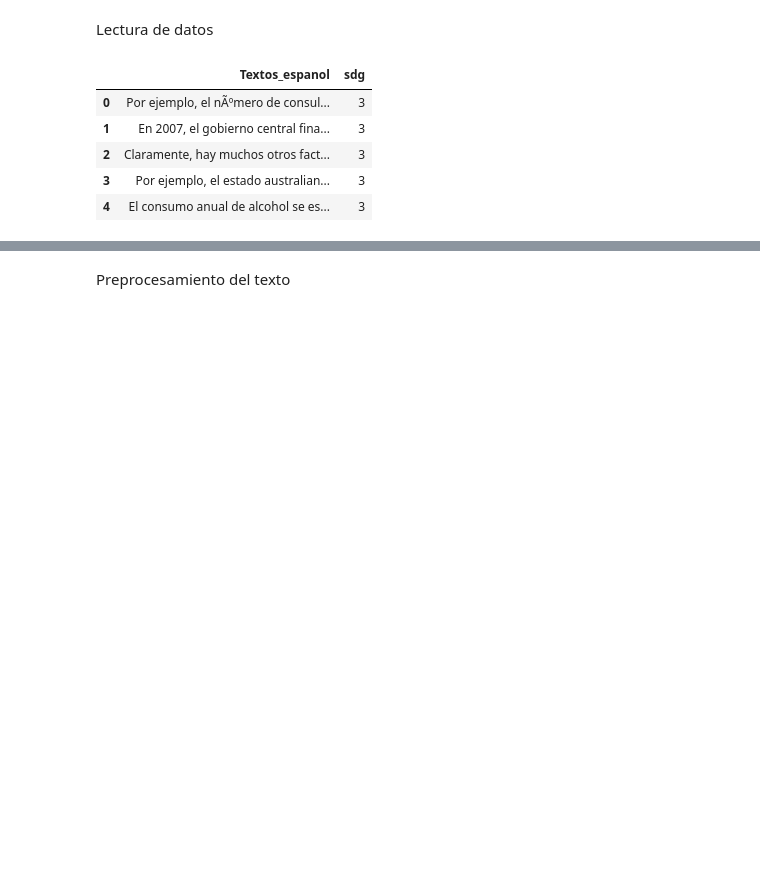
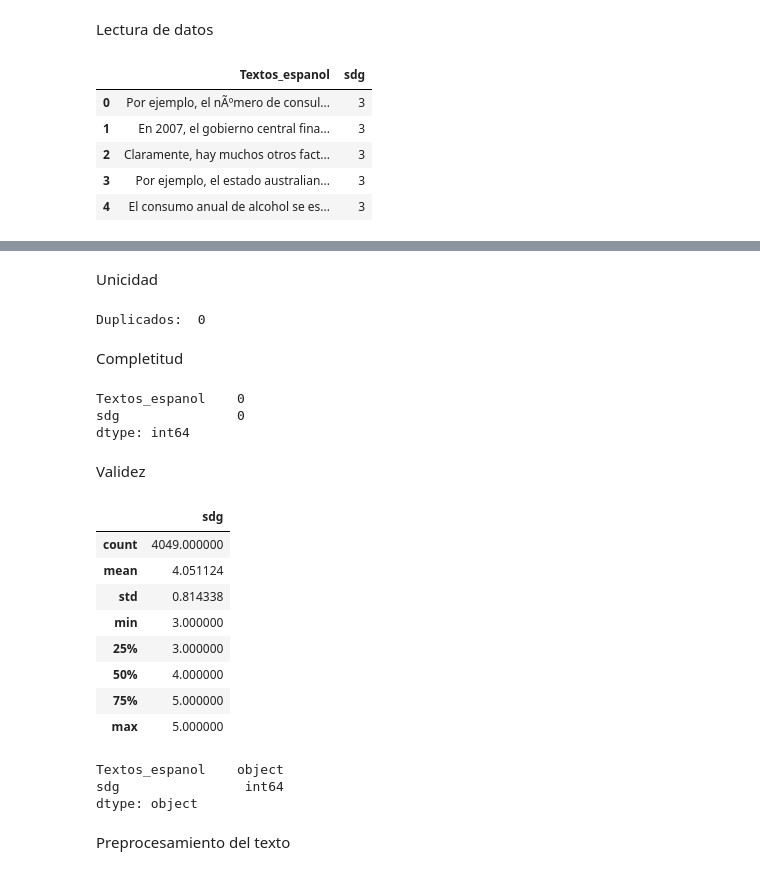
Before and after one commit to mafedelahoz/ProyBI, a Jupyter notebook: Proy.ipynb, the cells around one changed output, grey strips where cells are left out. Cells and saved outputs as stored; diff of their text form; code cells hidden in the pictures; blank space fills up the shorter version.

```diff
--- a/Proy.ipynb
+++ b/Proy.ipynb
@@ -52,3 +66,37 @@ data.head()
+# %% [markdown]
+Unicidad
+# %%
+print("Duplicados: ", data.duplicated().sum())
+# %% [output]
+Duplicados:  0
+# %% [markdown]
+Completitud
+# %%
+print(data.isnull().sum())
+# %% [output]
+Textos_espanol    0
+sdg               0
+dtype: int64
+# %% [markdown]
+Validez
+# %%
+data.describe()
+# %% [output]
+|  | sdg |
+| count | 4049.000000 |
+| mean | 4.051124 |
+| std | 0.814338 |
+| min | 3.000000 |
+| 25% | 3.000000 |
+| 50% | 4.000000 |
+| 75% | 5.000000 |
+| max | 5.000000 |
+# %%
+data.dtypes
+# %% [output]
+Textos_espanol    object
+sdg                int64
+dtype: object
 # %% [markdown]
 Preprocesamiento del texto
 # %%
```
Also changed, not shown: parts of 6 cells of this notebook, 1 other file.
